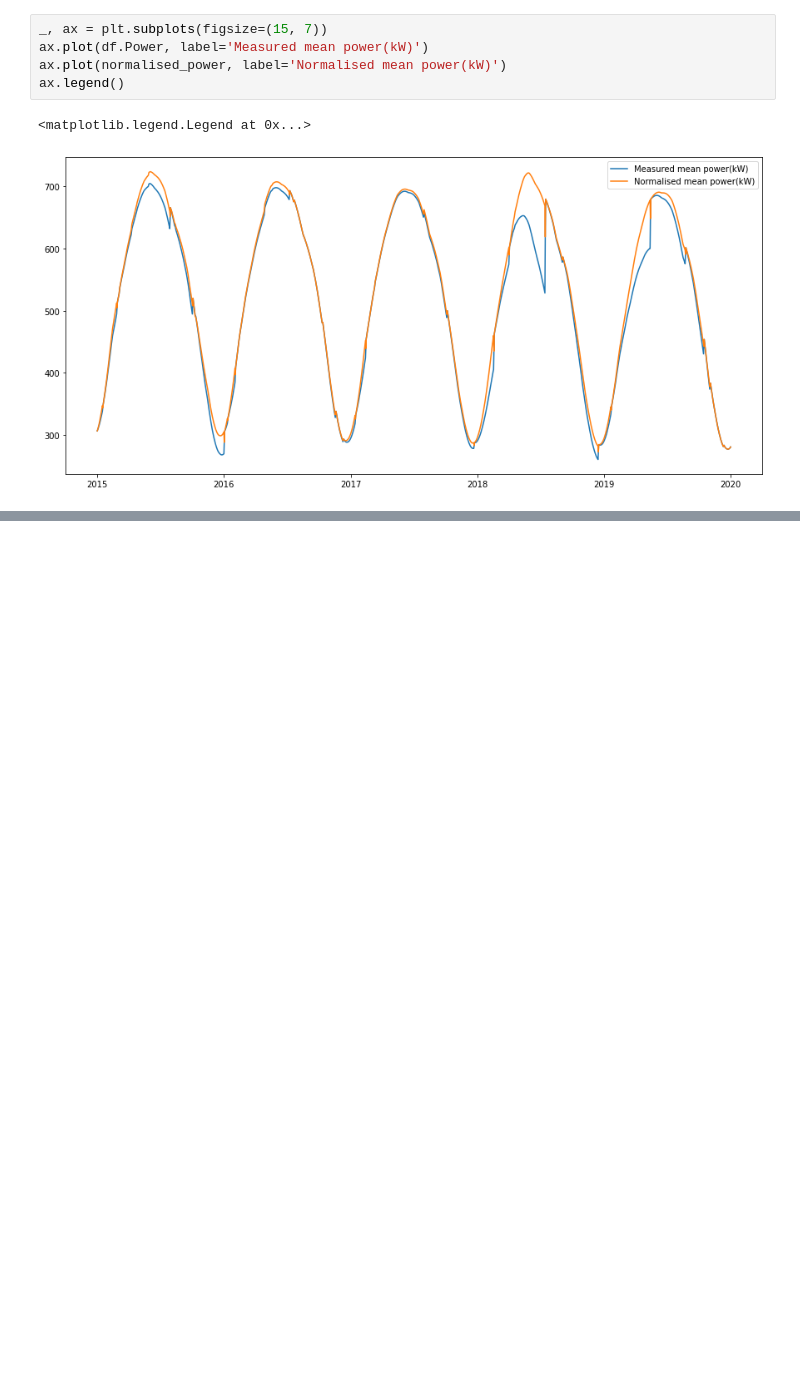
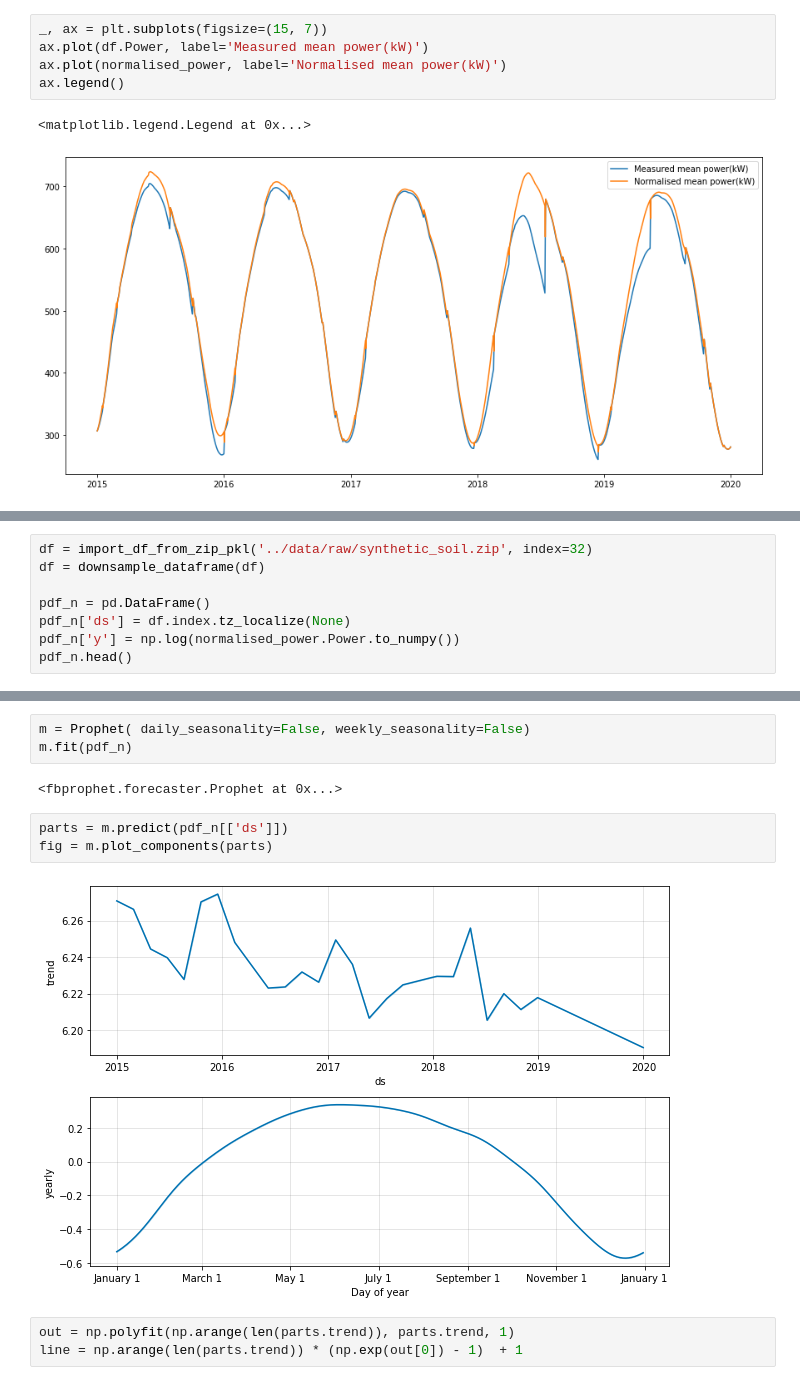
Before and after one commit to Rufski/S2DS-EPRI, a Jupyter notebook: notebooks/3.1-jj-soiling_profile.ipynb, the cells around one changed output, grey strips where cells are left out. Drawn from its saved outputs; the diff is of its cells as text; blank space fills up the shorter version.

```diff
--- a/notebooks/3.1-jj-soiling_profile.ipynb
+++ b/notebooks/3.1-jj-soiling_profile.ipynb
@@ -60,0 +111,8 @@ ax.legend()
+# %%
+df = import_df_from_zip_pkl('../data/raw/synthetic_soil.zip', index=32)
+df = downsample_dataframe(df)
+
+pdf_n = pd.DataFrame()
+pdf_n['ds'] = df.index.tz_localize(None)
+pdf_n['y'] = np.log(normalised_power.Power.to_numpy())
+pdf_n.head()
@@ -60,0 +126,13 @@ ax.legend()
+# %%
+m = Prophet( daily_seasonality=False, weekly_seasonality=False)
+m.fit(pdf_n)
+# %% [output]
+<fbprophet.forecaster.Prophet at 0x...>
+# %%
+parts = m.predict(pdf_n[['ds']])
+fig = m.plot_components(parts)
+# %% [output]
+[figure, added]
+# %%
+out = np.polyfit(np.arange(len(parts.trend)), parts.trend, 1)
+line = np.arange(len(parts.trend)) * (np.exp(out[0]) - 1)  + 1
```
Also changed, not shown: parts of 21 cells of this notebook.
